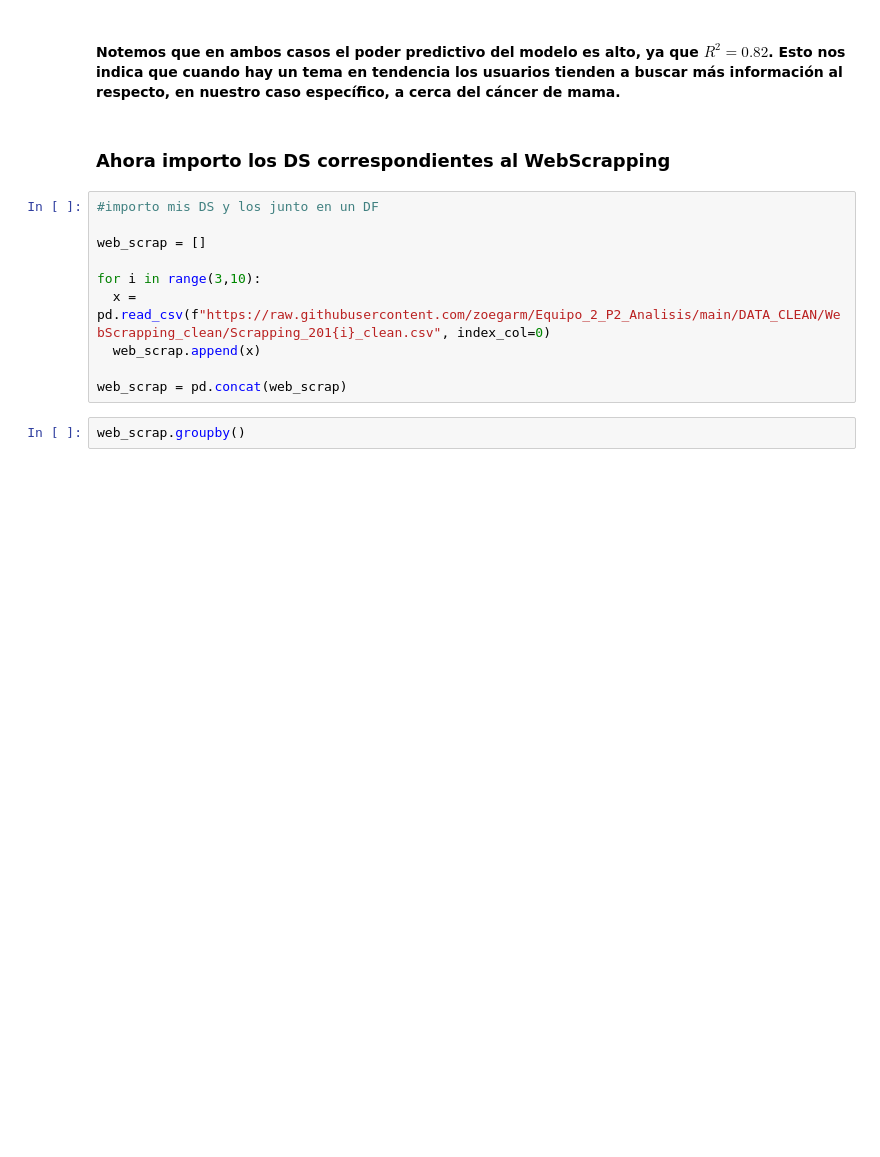
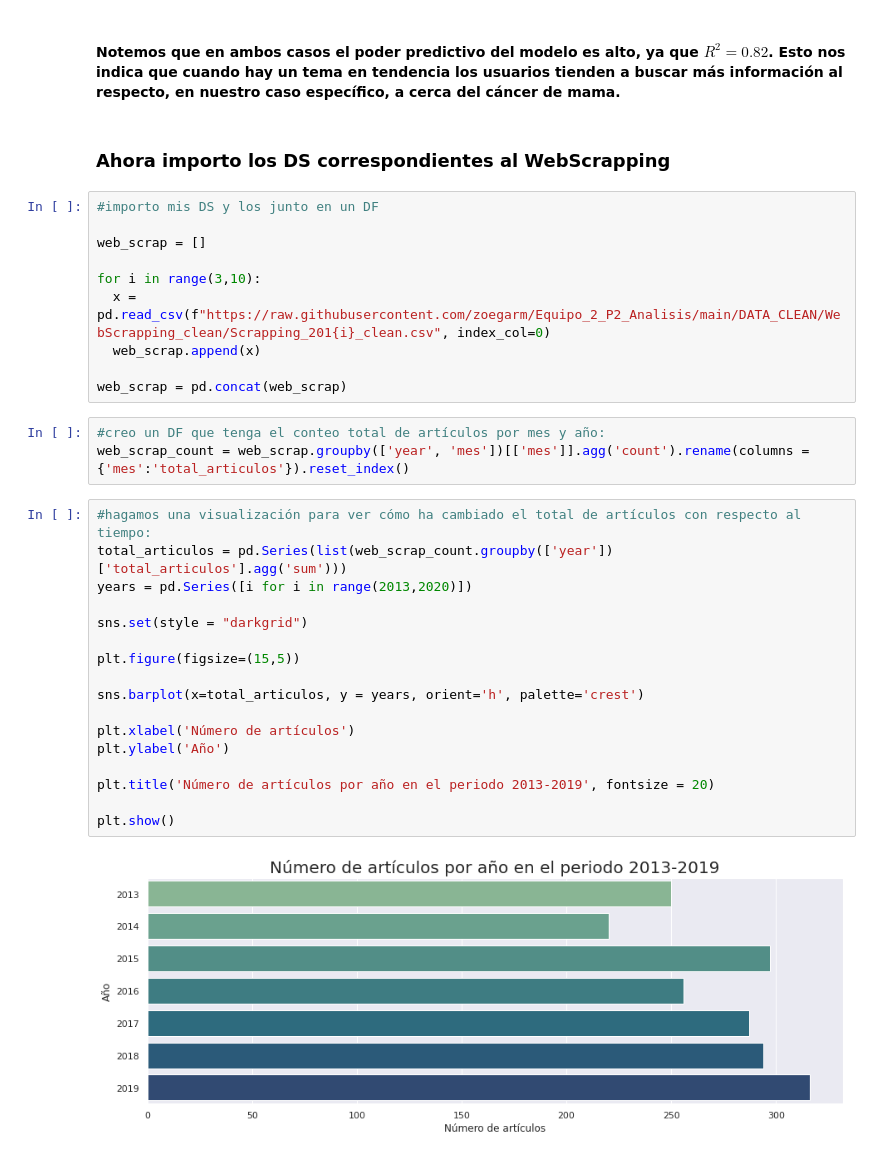
Before and after one commit to Zoe-Garcia/Equipo_2_P2_Analisis, a Jupyter notebook: Pregunta_3_y_4.ipynb, the cells around one changed output. Cells and saved outputs as stored; diff of their text form; blank space fills up the shorter version.

```diff
--- a/Pregunta_3_y_4.ipynb
+++ b/Pregunta_3_y_4.ipynb
@@ -377,5 +375,25 @@ for i in range(3,10):
   web_scrap.append(x)
 
 web_scrap = pd.concat(web_scrap)
-# %%
-web_scrap.groupby()
+# %%
+#creo un DF que tenga el conteo total de artículos por mes y año:
+web_scrap_count = web_scrap.groupby(['year', 'mes'])[['mes']].agg('count').rename(columns = {'mes':'total_articulos'}).reset_index()
+# %%
+#hagamos una visualización para ver cómo ha cambiado el total de artículos con respecto al tiempo:
+total_articulos = pd.Series(list(web_scrap_count.groupby(['year'])['total_articulos'].agg('sum')))
+years = pd.Series([i for i in range(2013,2020)])
+
+sns.set(style = "darkgrid")
+
+plt.figure(figsize=(15,5))
+
+sns.barplot(x=total_articulos, y = years, orient='h', palette='crest')
+
+plt.xlabel('Número de artículos')
+plt.ylabel('Año')
+
+plt.title('Número de artículos por año en el periodo 2013-2019', fontsize = 20)
+
+plt.show()
+# %% [output]
+[figure, added]
```
Also changed, not shown: parts of 10 cells of this notebook.
